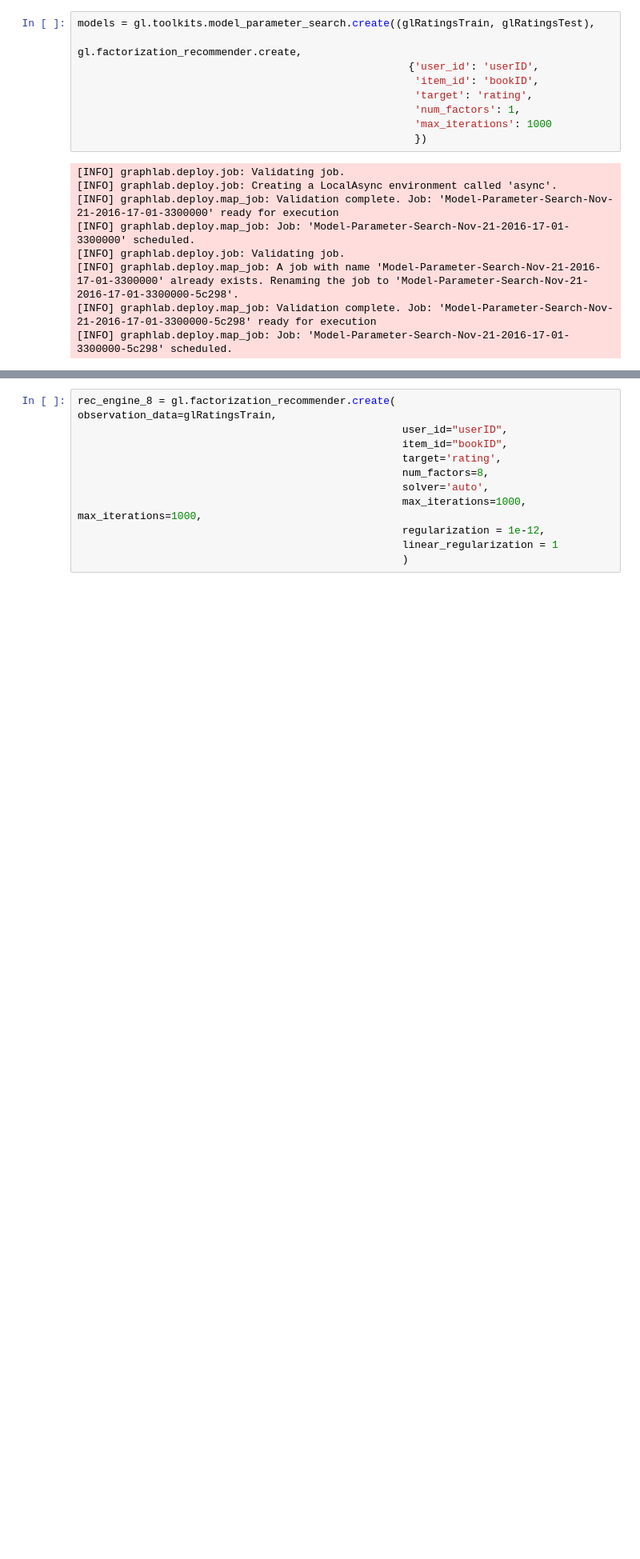
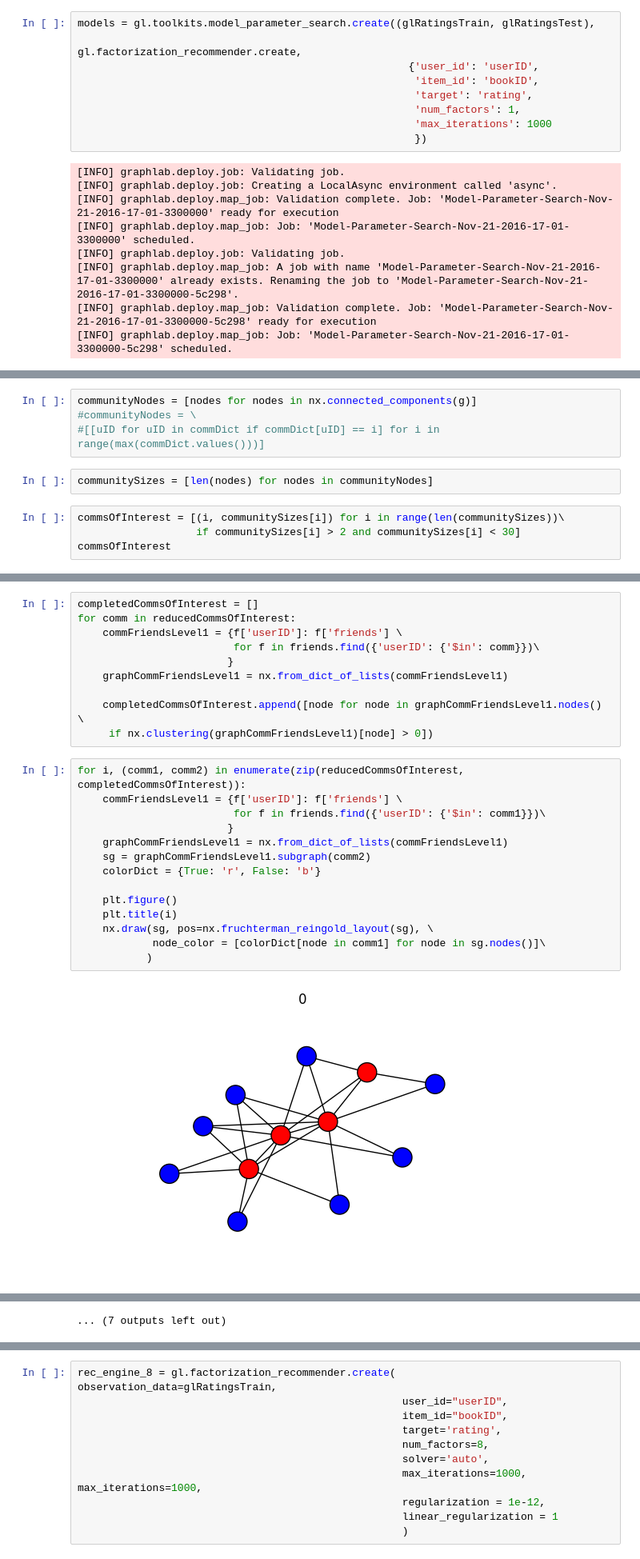
Before and after one commit to rfriel/goodreads_rating_prediction, a Jupyter notebook: src/scrape_explore.ipynb, the cells around one changed output, grey strips where cells are left out. Shown at 80% size. Drawn from its saved outputs; the diff is of its cells as text; blank space fills up the shorter version.

```diff
--- a/src/scrape_explore.ipynb
+++ b/src/scrape_explore.ipynb
@@ -314,0 +412,10 @@ print rec_engine_1.evaluate_rmse(glRatingsTest, target='rating')['rmse_overall']
+# %%
+communityNodes = [nodes for nodes in nx.connected_components(g)]
+#communityNodes = \
+#[[uID for uID in commDict if commDict[uID] == i] for i in range(max(commDict.values()))]
+# %%
+communitySizes = [len(nodes) for nodes in communityNodes]
+# %%
+commsOfInterest = [(i, communitySizes[i]) for i in range(len(communitySizes))\
+                   if communitySizes[i] > 2 and communitySizes[i] < 30]
+commsOfInterest
@@ -314,0 +498,26 @@ print rec_engine_1.evaluate_rmse(glRatingsTest, target='rating')['rmse_overall']
+# %%
+completedCommsOfInterest = []
+for comm in reducedCommsOfInterest:
+    commFriendsLevel1 = {f['userID']: f['friends'] \
+                         for f in friends.find({'userID': {'$in': comm}})\
+                        }
+    graphCommFriendsLevel1 = nx.from_dict_of_lists(commFriendsLevel1)
+
+    completedCommsOfInterest.append([node for node in graphCommFriendsLevel1.nodes() \
+     if nx.clustering(graphCommFriendsLevel1)[node] > 0])
+# %%
+for i, (comm1, comm2) in enumerate(zip(reducedCommsOfInterest, completedCommsOfInterest)):
+    commFriendsLevel1 = {f['userID']: f['friends'] \
+                         for f in friends.find({'userID': {'$in': comm1}})\
+                        }
+    graphCommFriendsLevel1 = nx.from_dict_of_lists(commFriendsLevel1)
+    sg = graphCommFriendsLevel1.subgraph(comm2)
+    colorDict = {True: 'r', False: 'b'}
+
+    plt.figure()
+    plt.title(i)
+    nx.draw(sg, pos=nx.fruchterman_reingold_layout(sg), \
+            node_color = [colorDict[node in comm1] for node in sg.nodes()]\
+           )
+# %% [output]
+[figure, added]
@@ -314,0 +535 @@ print rec_engine_1.evaluate_rmse(glRatingsTest, target='rating')['rmse_overall']
+... (7 outputs left out)
```
Also changed, not shown: parts of 75 cells of this notebook, 3 other files.
